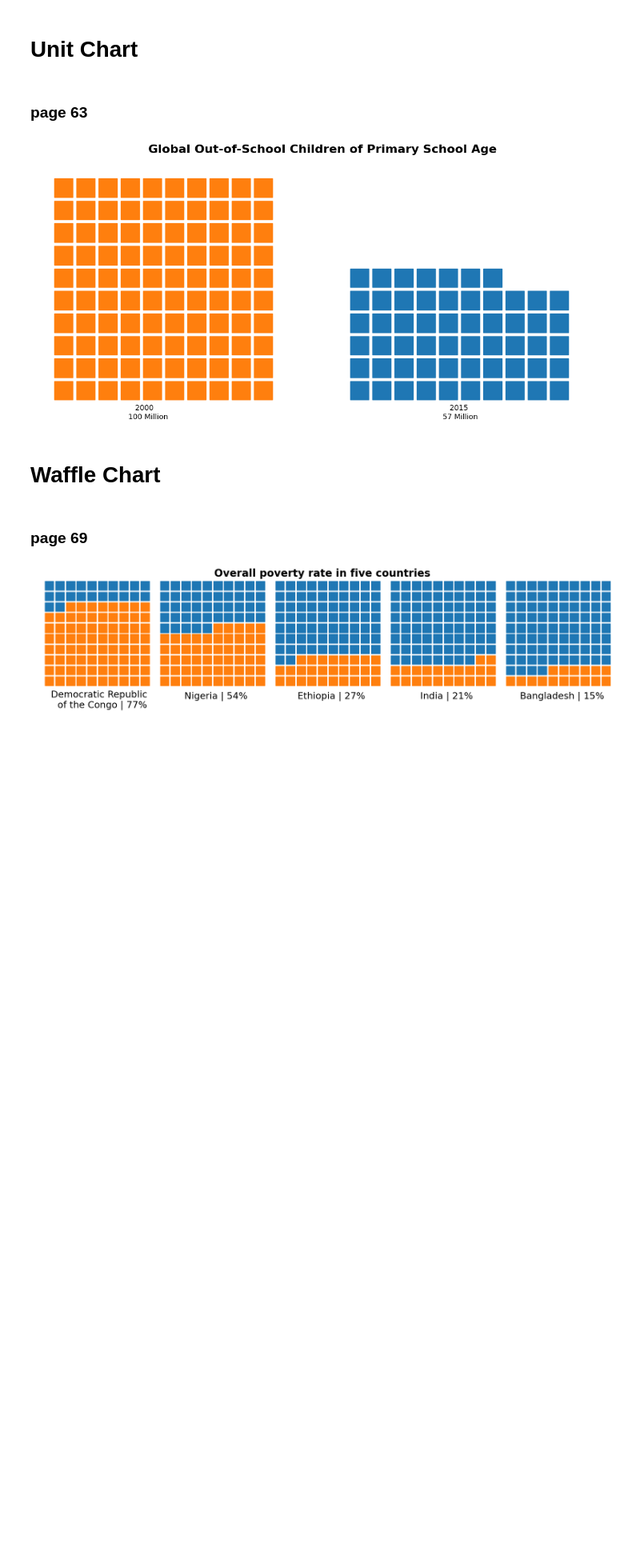
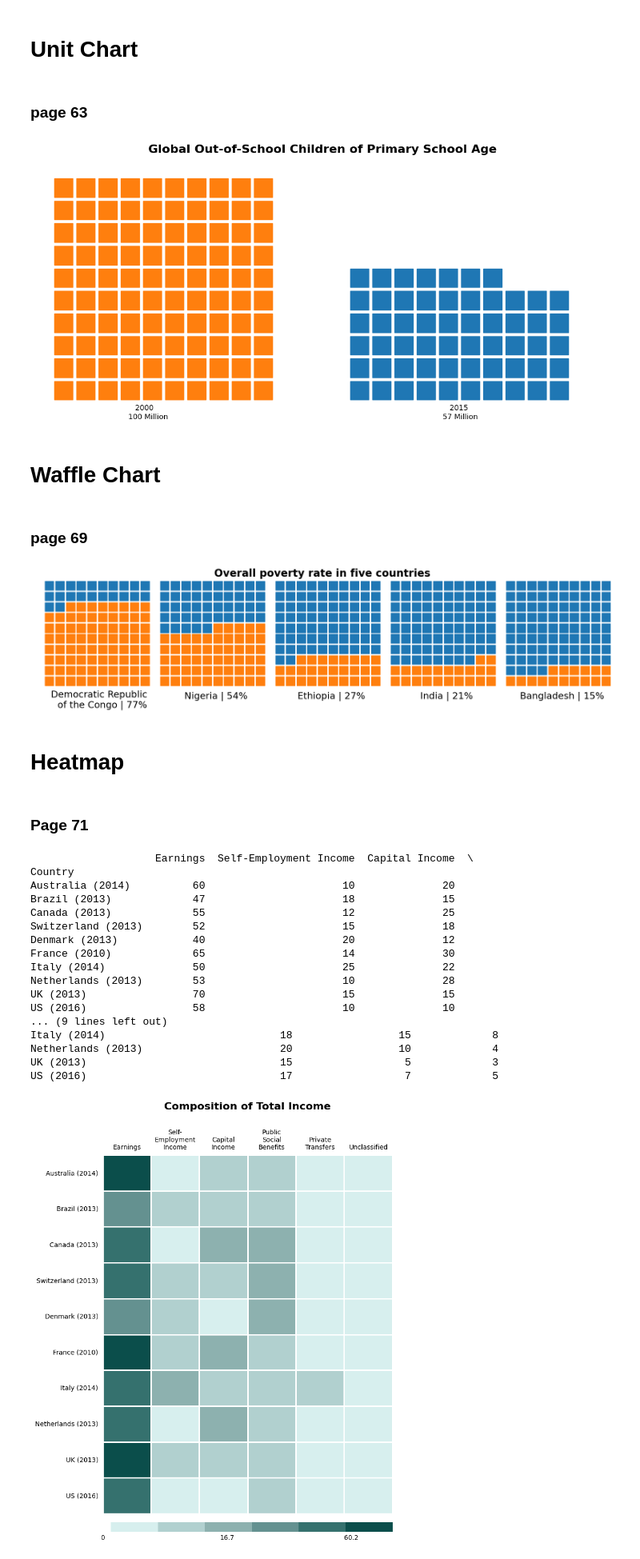
Before and after one commit to Aashish-Raghav/Data-Visualization---Multiple-Plots, a Jupyter notebook: IIT2022010.ipynb, the cells around one changed output. Shown at 80% size. Cells and saved outputs as stored; diff of their text form; code cells hidden in the pictures; blank space fills up the shorter version.

Commit message:
Add Heatmap

```diff
--- a/IIT2022010.ipynb
+++ b/IIT2022010.ipynb
@@ -1958,3 +1958,81 @@ ax.invert_xaxis()
 plt.show()
 # %% [output]
 [figure]
+# %% [markdown]
+# Heatmap
+# %% [markdown]
+### Page 71
+# %%
+# Updated Data for Better Distribution
+data = {
+    "Country": ["Australia (2014)", "Brazil (2013)", "Canada (2013)", "Switzerland (2013)",
+                "Denmark (2013)", "France (2010)", "Italy (2014)",
+                "Netherlands (2013)", "UK (2013)", "US (2016)"],
+    "Earnings": [60, 47, 55, 52, 40, 65, 50, 53, 70, 58],
+    "Self-Employment Income": [10, 18, 12, 15, 20, 14, 25, 10, 15, 10],
+    "Capital Income": [20, 15, 25, 18, 12, 30, 22, 28, 15, 10],
+    "Public Social Benefits": [15, 20, 25, 30, 28, 22, 18, 20, 15, 17],
+    "Private Transfers": [5, 10, 8, 5, 12, 8, 15, 10, 5, 7],
+    "Unclassified": [3, 5, 7, 2, 4, 6, 8, 4, 3, 5]
+}
+
+df = pd.DataFrame(data)
+df.set_index('Country', inplace=True)
+
+# Define the color palette for heatmap
+colors = ['#0b4e4b', '#35716e', '#649190', '#8db1af', '#b1d0cf', '#d7efee']
+colors.reverse()
+cmap = sns.color_palette(colors, as_cmap=True)
+print(df)
+# Create heatmap
+plt.figure(figsize=(8, 12))
+ax = sns.heatmap(df, cmap=cmap, linewidths=1, linecolor='white', cbar_kws={'orientation': 'horizontal','pad':0.02,'aspect':30})
+
+# Customizing the color bar at the bottom
+colorbar = ax.collections[0].colorbar
+colorbar.set_ticks(np.arange(0, 70, 10))
+colorbar.set_ticklabels(['0', ' ', ' ', '16.7', ' ', ' ', '60.2'])
+colorbar.ax.tick_params(size=0)  # Set tick size to 0 to remove ticks
+
+# Move x-axis labels to the top
+new_labels = ['Earnings',
+              'Self-\nEmployment\nIncome',
+              'Capital\nIncome',
+              'Public\nSocial\nBenefits',
+              'Private\nTransfers',
+              'Unclassified']
+
+# Apply the modified labels and rotate for better readability
+ax.set_xticklabels(new_labels, rotation=0, ha='center')
+ax.xaxis.set_label_position('top')
+ax.xaxis.tick_top()
+
+
+# Remove ticks but keep labels
+ax.tick_params(left=False, bottom=False,top=False)
+
+# Set title and labels
+plt.title('Composition of Total Income', fontsize=16, fontweight='bold', pad=30)
+plt.xlabel('')
+plt.ylabel('')
+
+plt.show()
+# %% [output]
+                    Earnings  Self-Employment Income  Capital Income  \
+Country
+Australia (2014)          60                      10              20
+Brazil (2013)             47                      18              15
+Canada (2013)             55                      12              25
+Switzerland (2013)        52                      15              18
+Denmark (2013)            40                      20              12
+France (2010)             65                      14              30
+Italy (2014)              50                      25              22
+Netherlands (2013)        53                      10              28
+UK (2013)                 70                      15              15
+US (2016)                 58                      10              10
+... (9 lines left out)
+Italy (2014)                            18                 15             8
+Netherlands (2013)                      20                 10             4
+UK (2013)                               15                  5             3
+US (2016)                               17                  7             5
+[figure, added]
```
Also changed, not shown: parts of 6 cells of this notebook.
